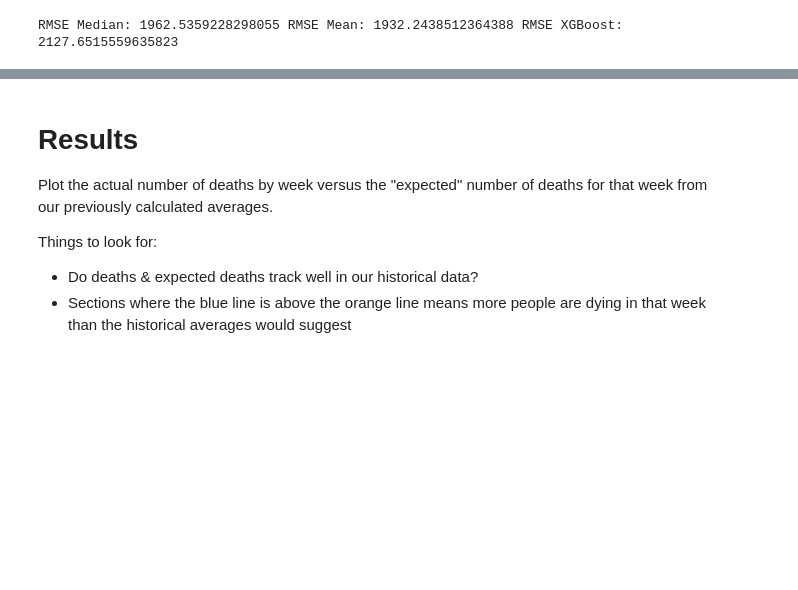
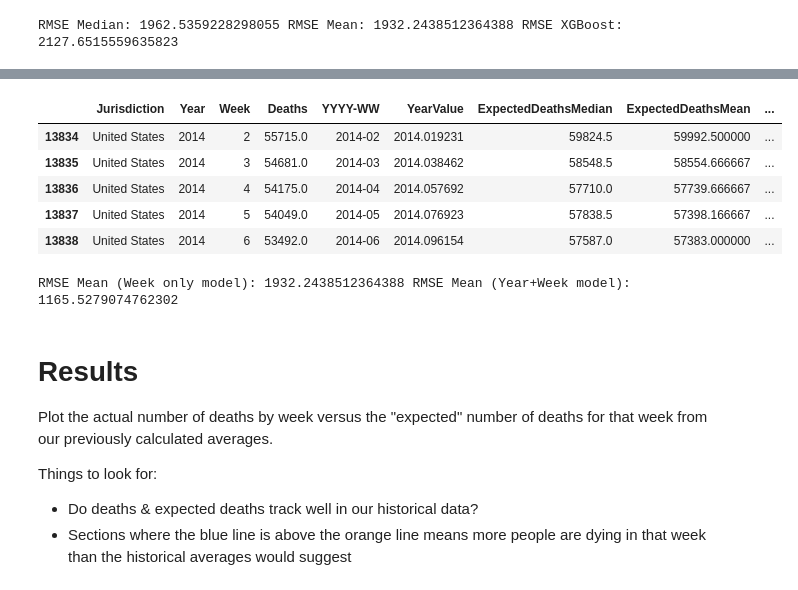
Before and after one commit to btrapp/covidmortality2020, a Jupyter notebook: Mortality.ipynb, the cells around one changed output, grey strips where cells are left out. Saved outputs shown, nothing was run; the diff lists cells and outputs as text; code cells hidden in the pictures; blank space fills up the shorter version.

```diff
--- a/Mortality.ipynb
+++ b/Mortality.ipynb
@@ -233,0 +295,24 @@ RMSE Median: 1962.5359228298055 RMSE Mean: 1932.2438512364388 RMSE XGBoost: 2127
+# %%
+#Now run the yearly predictor for all the data:
+yPredYear = model.predict(dfUs['YearValue'].to_numpy().reshape((-1, 1)))
+dfUs['PredJustYear']=yPredYear #The year component
+dfUs['PredJustMonth']=dfUs['Week'].map(dictMedianAdj) #The week component
+dfUs['ExpectedDeathsAdv']=dfUs['PredJustYear']+dfUs['PredJustMonth']
+dfUs.head()
+# %% [output]
+|  | Jurisdiction | Year | Week | Deaths | YYYY-WW | YearValue | ExpectedDeathsMedian | ExpectedDeathsMean | ... |
+| 13834 | United States | 2014 | 2 | 55715.0 | 2014-02 | 2014.019231 | 59824.5 | 59992.500000 | ... |
+| 13835 | United States | 2014 | 3 | 54681.0 | 2014-03 | 2014.038462 | 58548.5 | 58554.666667 | ... |
+| 13836 | United States | 2014 | 4 | 54175.0 | 2014-04 | 2014.057692 | 57710.0 | 57739.666667 | ... |
+| 13837 | United States | 2014 | 5 | 54049.0 | 2014-05 | 2014.076923 | 57838.5 | 57398.166667 | ... |
+| 13838 | United States | 2014 | 6 | 53492.0 | 2014-06 | 2014.096154 | 57587.0 | 57383.000000 | ... |
+# %%
+#Is our advanced "year + week" model actually better (a lower RMSE?)
+
+rmseMea = np.sqrt(MSE(dfUs[dfUs['Year'] < 2020]['Deaths'], dfUs[dfUs['Year'] < 2020]['ExpectedDeathsMean']))
+rmseMeaAdv = np.sqrt(MSE(dfUs[dfUs['Year'] < 2020]['Deaths'], dfUs[dfUs['Year'] < 2020]['ExpectedDeathsAdv']))
+print("RMSE Mean (Week only model):",rmseMea,"RMSE Mean (Year+Week model):",rmseMeaAdv)
+
+#We dropped RMSE from 1932 to 1165!
+# %% [output]
+RMSE Mean (Week only model): 1932.2438512364388 RMSE Mean (Year+Week model): 1165.5279074762302
```
Also changed, not shown: parts of 11 cells of this notebook, 5 other files.
